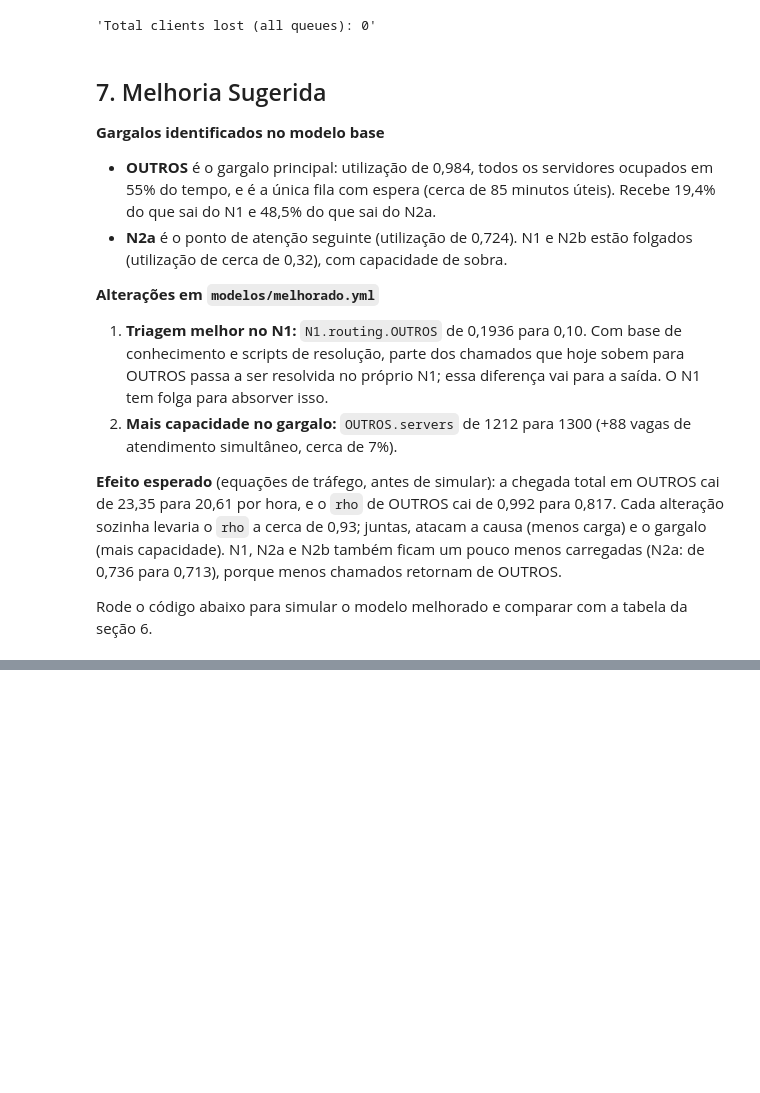
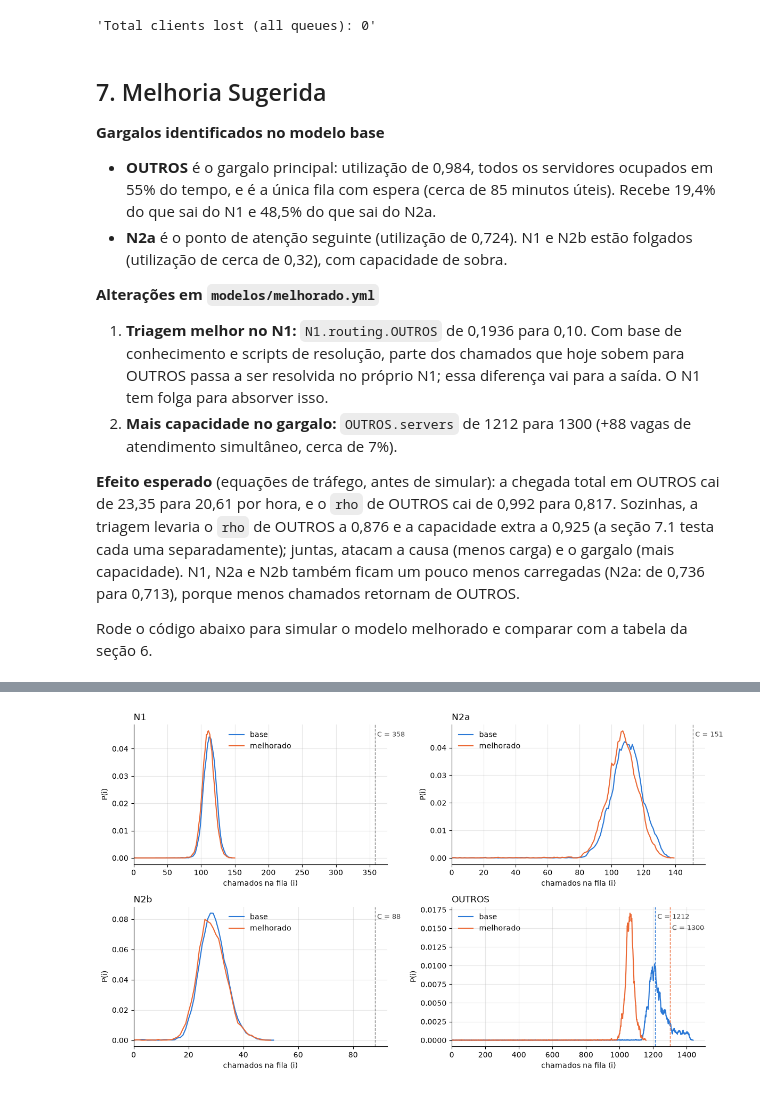
Before and after one commit to germanocorrea/simple-queue-simulator--pucrs, a Jupyter notebook: tratamento.ipynb, the cells around one changed output, grey strips where cells are left out. Saved outputs shown, nothing was run; the diff lists cells and outputs as text; code cells hidden in the pictures; blank space fills up the shorter version.

```diff
--- a/tratamento.ipynb
+++ b/tratamento.ipynb
@@ -377,7 +381,7 @@ re.search(r"Total clients lost \(all queues\): \d+", open("resultados/base_saida
 1. **Triagem melhor no N1:** `N1.routing.OUTROS` de 0,1936 para 0,10. Com base de conhecimento e scripts de resolução, parte dos chamados que hoje sobem para OUTROS passa a ser resolvida no próprio N1; essa diferença vai para a saída. O N1 tem folga para absorver isso.
 2. **Mais capacidade no gargalo:** `OUTROS.servers` de 1212 para 1300 (+88 vagas de atendimento simultâneo, cerca de 7%).
 
-**Efeito esperado** (equações de tráfego, antes de simular): a chegada total em OUTROS cai de 23,35 para 20,61 por hora, e o `rho` de OUTROS cai de 0,992 para 0,817. Cada alteração sozinha levaria o `rho` a cerca de 0,93; juntas, atacam a causa (menos carga) e o gargalo (mais capacidade). N1, N2a e N2b também ficam um pouco menos carregadas (N2a: de 0,736 para 0,713), porque menos chamados retornam de OUTROS.
+**Efeito esperado** (equações de tráfego, antes de simular): a chegada total em OUTROS cai de 23,35 para 20,61 por hora, e o `rho` de OUTROS cai de 0,992 para 0,817. Sozinhas, a triagem levaria o `rho` de OUTROS a 0,876 e a capacidade extra a 0,925 (a seção 7.1 testa cada uma separadamente); juntas, atacam a causa (menos carga) e o gargalo (mais capacidade). N1, N2a e N2b também ficam um pouco menos carregadas (N2a: de 0,736 para 0,713), porque menos chamados retornam de OUTROS.
 
 Rode o código abaixo para simular o modelo melhorado e comparar com a tabela da seção 6.
 # %%
@@ -389,3 +393,7 @@ indices("modelos/melhorado.yml")
 | N2a | 151 | 139 | 0 | 106.598 | 4.701 | 0.706 | 1360.615 | 0 |
 | N2b | 88 | 50 | 0 | 28.570 | 2.810 | 0.325 | 610.065 | 0 |
 | OUTROS | 1300 | 1157 | 0 | 1054.066 | 20.467 | 0.811 | 3089.985 | 0 |
+# %%
+distribuicao("base", "melhorado")
+# %% [output]
+[figure, added]
```
Also changed, not shown: parts of 14 cells of this notebook, 2 other files.
